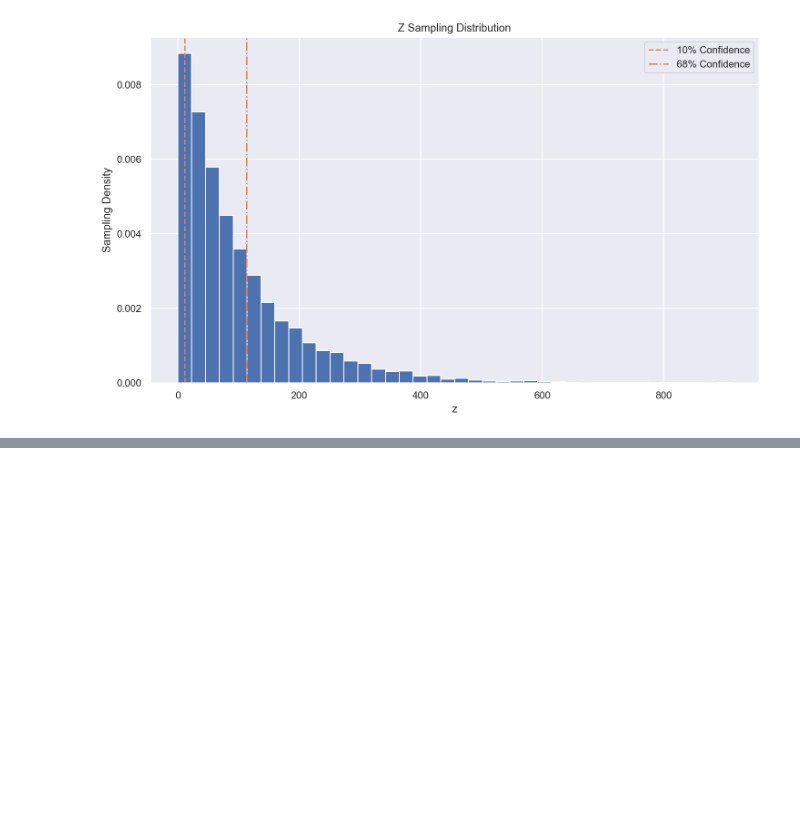
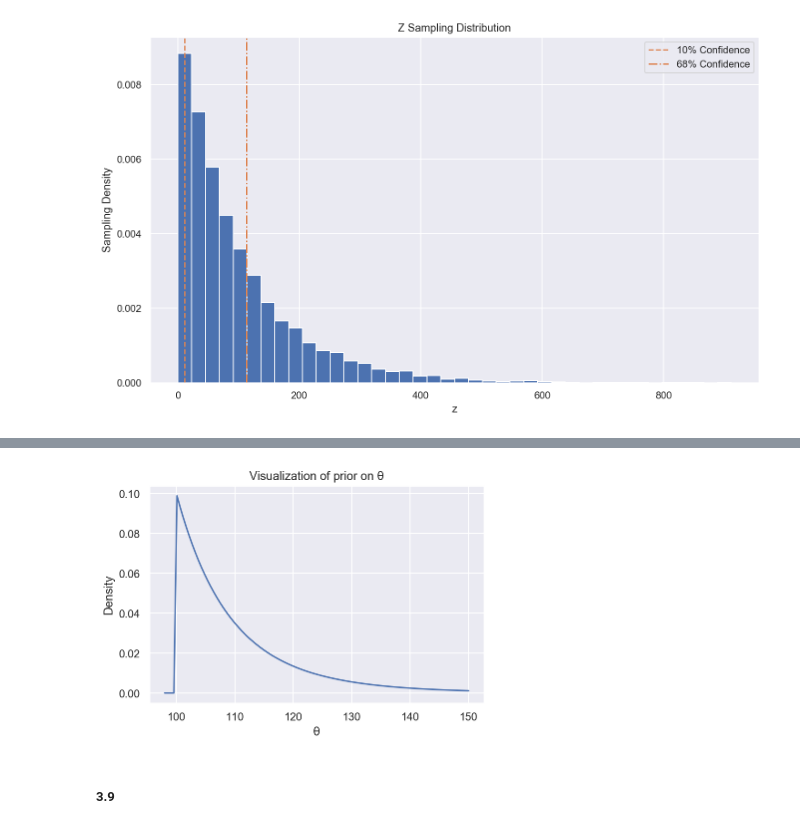
Before and after one commit to IACS-AM-207-Braavos/AM-207, a Jupyter notebook: hw5/AM207_HW5_Joe.ipynb, the cells around one changed output, grey strips where cells are left out. Saved outputs shown, nothing was run; the diff lists cells and outputs as text; code cells hidden in the pictures; blank space fills up the shorter version.

```diff
--- a/hw5/AM207_HW5_Joe.ipynb
+++ b/hw5/AM207_HW5_Joe.ipynb
@@ -345,0 +353,12 @@ plt.show()
+# %%
+X = np.linspace(98, 150, 100)
+prior = pareto.pdf(X, n/10000., scale=theta_est)
+plt.plot(X, prior)
+plt.title('Visualization of prior on θ')
+plt.xlabel('θ')
+plt.ylabel('Density')
+plt.show()
+# %% [output]
+[figure, added]
+# %% [markdown]
+##### 3.9
```
Also changed, not shown: parts of 9 cells of this notebook.
